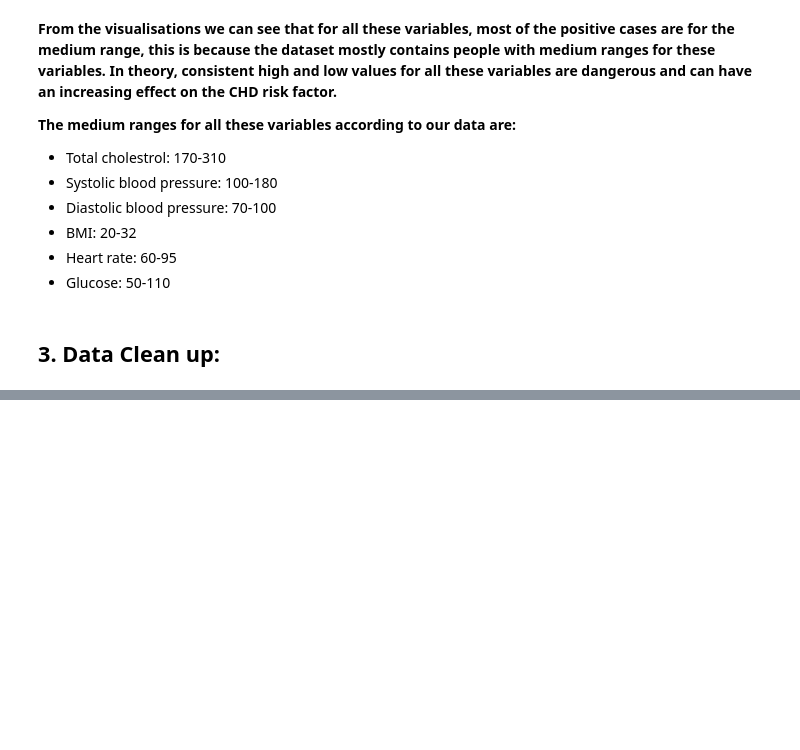
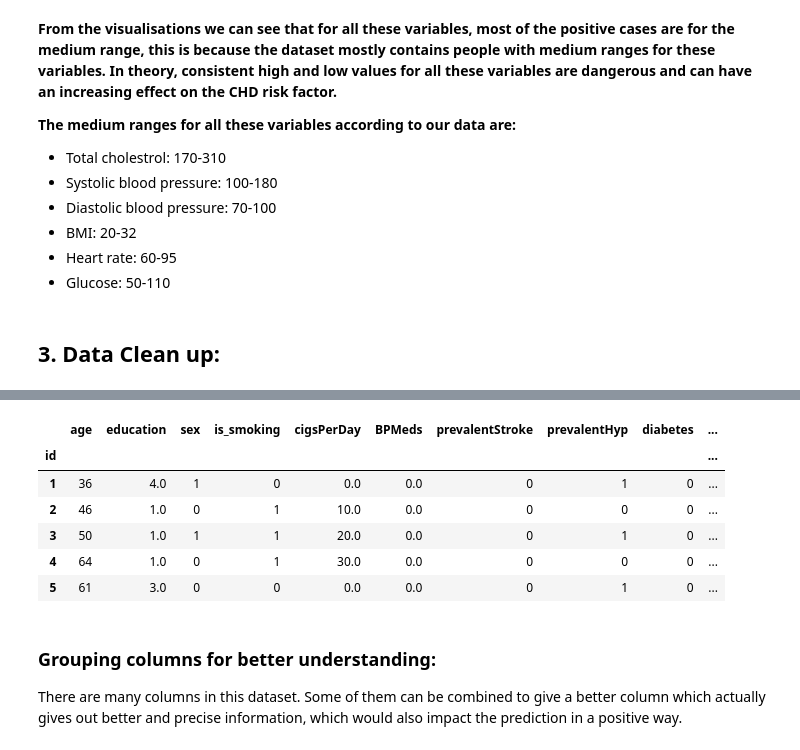
Before and after one commit to Syed-Adnan-S/Cardiovascular-Risk-Prediction, a Jupyter notebook: Cardiovascular_Risk_Prediction_Capstone_Project_Syed_Adnan_S.ipynb, the cells around one changed output, grey strips where cells are left out. Saved outputs shown, nothing was run; the diff lists cells and outputs as text; code cells hidden in the pictures; blank space fills up the shorter version.

```diff
--- a/Cardiovascular_Risk_Prediction_Capstone_Project_Syed_Adnan_S.ipynb
+++ b/Cardiovascular_Risk_Prediction_Capstone_Project_Syed_Adnan_S.ipynb
@@ -317,0 +459,19 @@ for col in curr_med_list:
+# %%
+#Encoding the categorical columns
+crp_df['sex'] = np.where(crp_df['sex']=='M',1,0)                                        #1st way to encode(using numpy library)
+crp_df['is_smoking'] = crp_df['is_smoking'].apply(lambda x: 1 if x=='YES' else 0)       #2nd way to encode(using the apply and lambda function)
+# %%
+#Checking if the encoding has worked
+crp_df.head()
+# %% [output]
+|  | age | education | sex | is_smoking | cigsPerDay | BPMeds | prevalentStroke | prevalentHyp | diabetes | ... |
+| id |  |  |  |  |  |  |  |  |  | ... |
+| 1 | 36 | 4.0 | 1 | 0 | 0.0 | 0.0 | 0 | 1 | 0 | ... |
+| 2 | 46 | 1.0 | 0 | 1 | 10.0 | 0.0 | 0 | 0 | 0 | ... |
+| 3 | 50 | 1.0 | 1 | 1 | 20.0 | 0.0 | 0 | 1 | 0 | ... |
+| 4 | 64 | 1.0 | 0 | 1 | 30.0 | 0.0 | 0 | 0 | 0 | ... |
+| 5 | 61 | 3.0 | 0 | 0 | 0.0 | 0.0 | 0 | 1 | 0 | ... |
+# %% [markdown]
+### <b>Grouping columns for better understanding:</b>
+
+There are many columns in this dataset. Some of them can be combined to give a better column which actually gives out better and precise information, which would also impact the prediction in a positive way.
```
Also changed, not shown: parts of 34 cells of this notebook.
